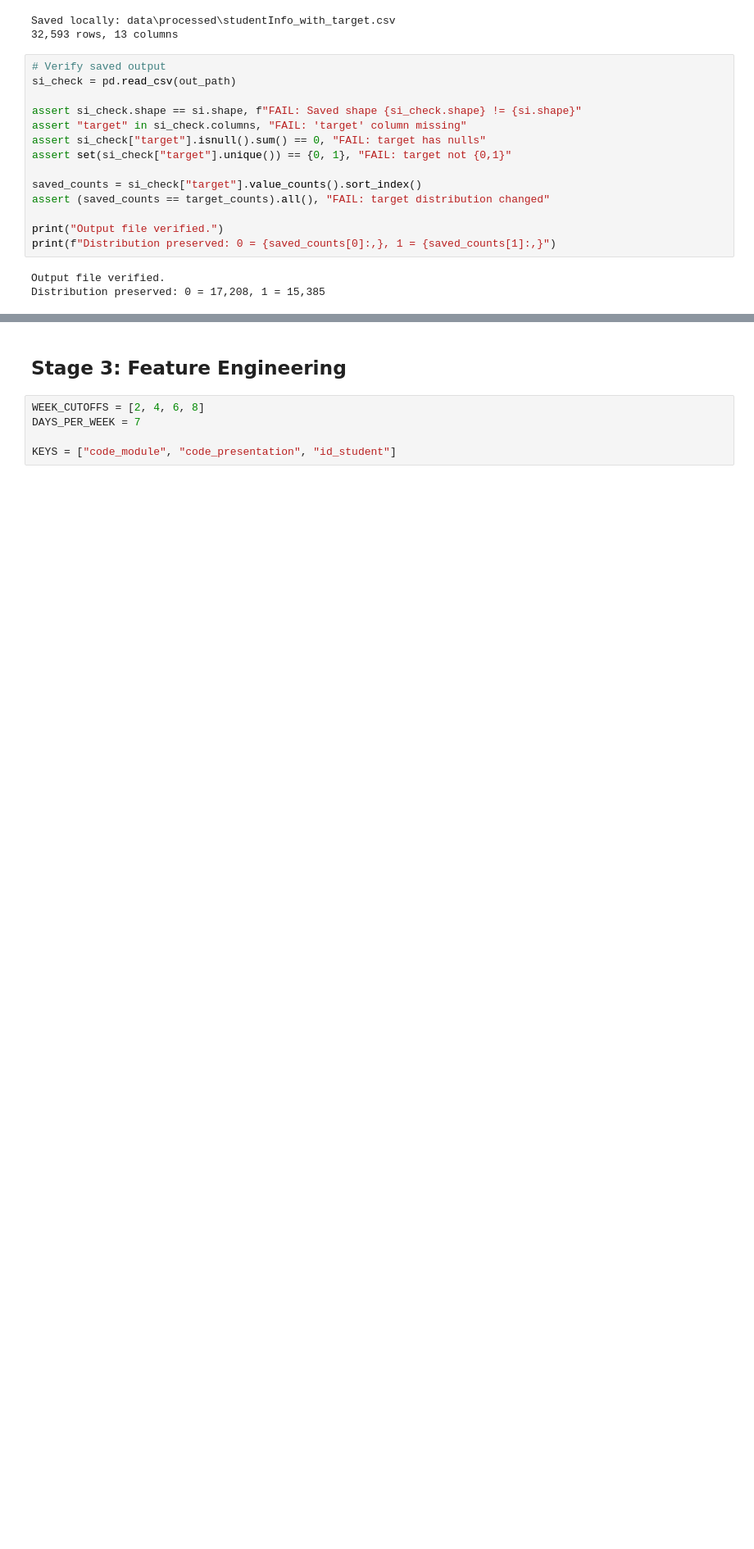
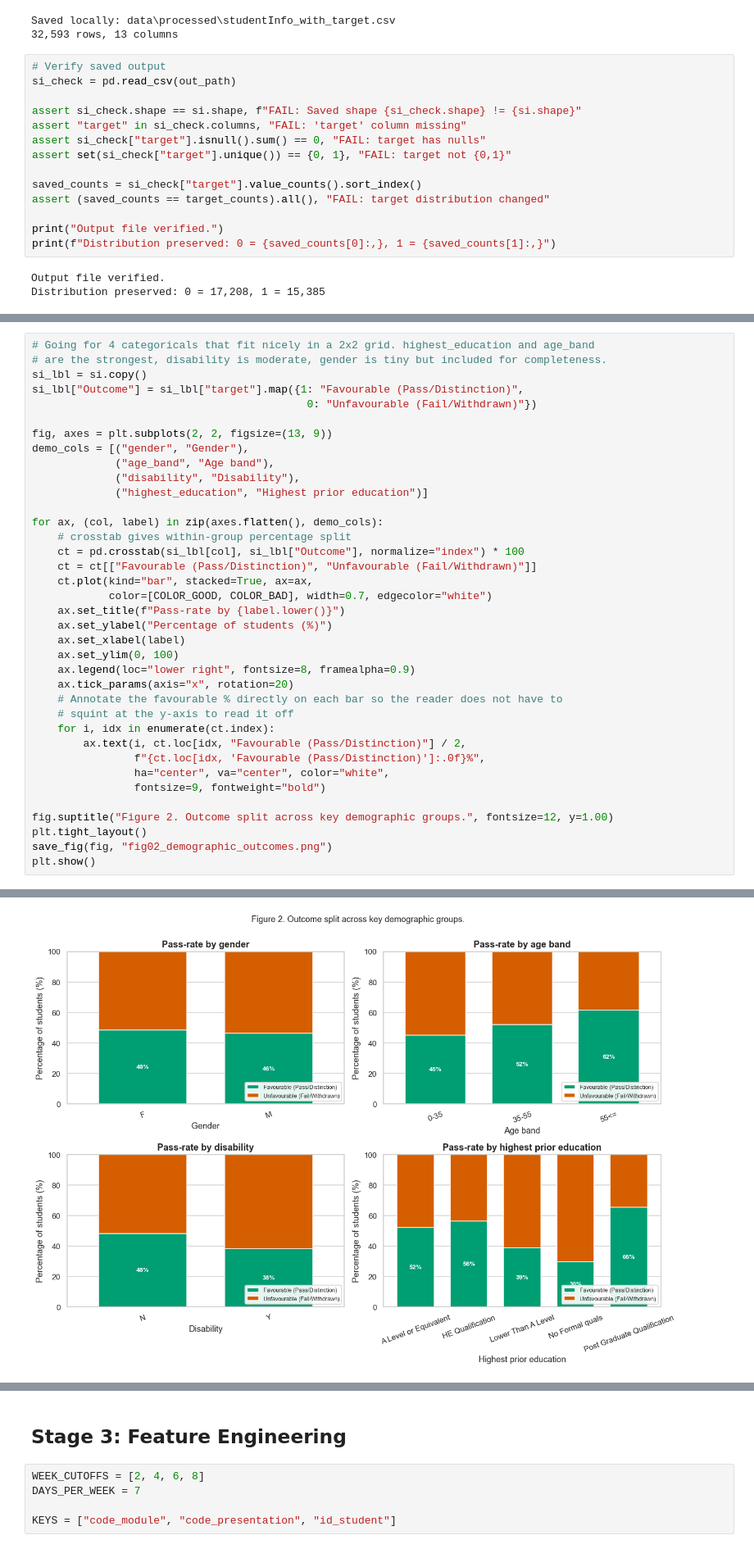
Before and after one commit to alsfine/Group-1-ML-Project-2026, a Jupyter notebook: project.ipynb, the cells around one changed output, grey strips where cells are left out. Shown at 82% size. Cells and saved outputs as stored; diff of their text form; blank space fills up the shorter version.

```diff
--- a/project.ipynb
+++ b/project.ipynb
@@ -525,0 +660,38 @@ Distribution preserved: 0 = 17,208, 1 = 15,385
+# %%
+# Going for 4 categoricals that fit nicely in a 2x2 grid. highest_education and age_band
+# are the strongest, disability is moderate, gender is tiny but included for completeness.
+si_lbl = si.copy()
+si_lbl["Outcome"] = si_lbl["target"].map({1: "Favourable (Pass/Distinction)",
+                                           0: "Unfavourable (Fail/Withdrawn)"})
+
+fig, axes = plt.subplots(2, 2, figsize=(13, 9))
+demo_cols = [("gender", "Gender"),
+             ("age_band", "Age band"),
+             ("disability", "Disability"),
+             ("highest_education", "Highest prior education")]
+
+for ax, (col, label) in zip(axes.flatten(), demo_cols):
+    # crosstab gives within-group percentage split
+    ct = pd.crosstab(si_lbl[col], si_lbl["Outcome"], normalize="index") * 100
+    ct = ct[["Favourable (Pass/Distinction)", "Unfavourable (Fail/Withdrawn)"]]
+    ct.plot(kind="bar", stacked=True, ax=ax,
+            color=[COLOR_GOOD, COLOR_BAD], width=0.7, edgecolor="white")
+    ax.set_title(f"Pass-rate by {label.lower()}")
+    ax.set_ylabel("Percentage of students (%)")
+    ax.set_xlabel(label)
+    ax.set_ylim(0, 100)
+    ax.legend(loc="lower right", fontsize=8, framealpha=0.9)
+    ax.tick_params(axis="x", rotation=20)
+    # Annotate the favourable % directly on each bar so the reader does not have to
+    # squint at the y-axis to read it off
+    for i, idx in enumerate(ct.index):
+        ax.text(i, ct.loc[idx, "Favourable (Pass/Distinction)"] / 2,
+                f"{ct.loc[idx, 'Favourable (Pass/Distinction)']:.0f}%",
+                ha="center", va="center", color="white",
+                fontsize=9, fontweight="bold")
+
+fig.suptitle("Figure 2. Outcome split across key demographic groups.", fontsize=12, y=1.00)
+plt.tight_layout()
+save_fig(fig, "fig02_demographic_outcomes.png")
+plt.show()
+# %% [output]
@@ -525,0 +699 @@ Distribution preserved: 0 = 17,208, 1 = 15,385
+[figure, added]
```
Also changed, not shown: parts of 23 cells of this notebook, 8 other files.
